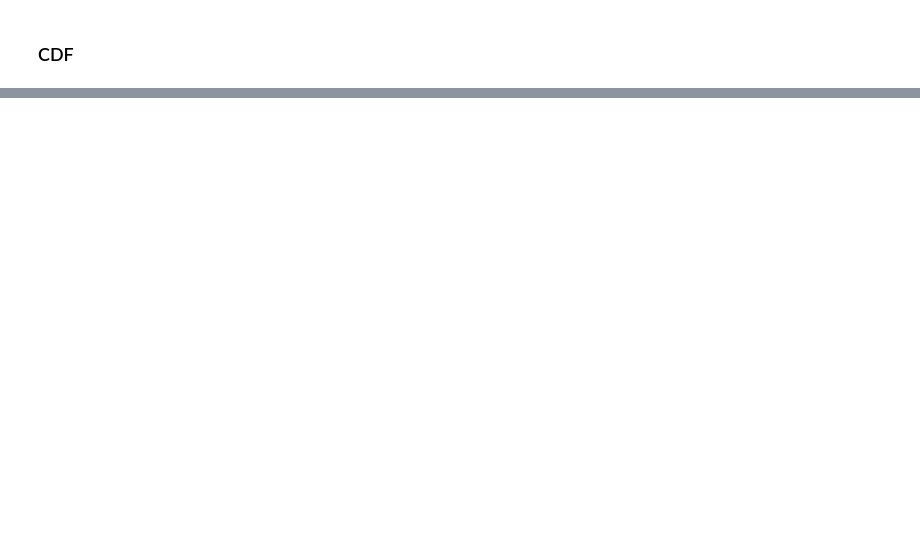
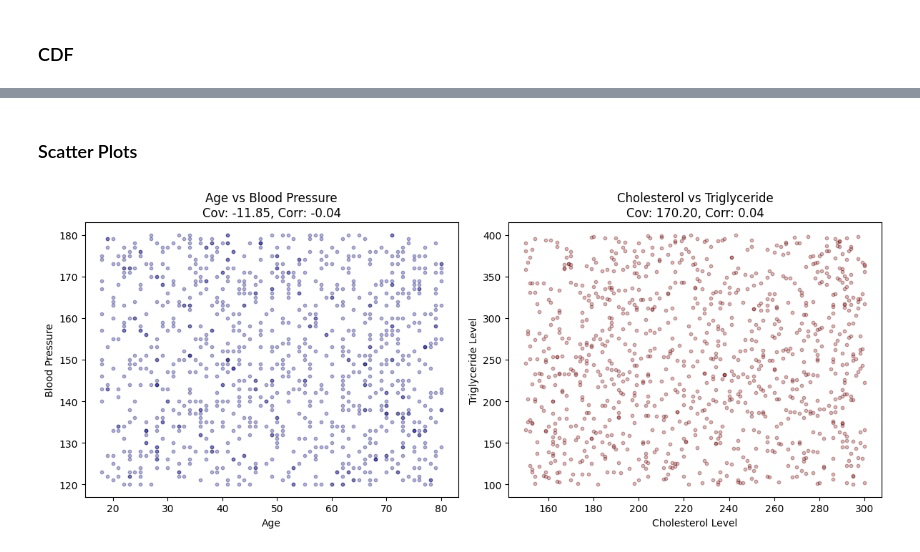
Before and after one commit to surenther/Bellevue-EDA, a Jupyter notebook: Project/Suren.ipynb, the cells around one changed output, grey strips where cells are left out. Saved outputs shown, nothing was run; the diff lists cells and outputs as text; code cells hidden in the pictures; blank space fills up the shorter version.

```diff
--- a/Project/Suren.ipynb
+++ b/Project/Suren.ipynb
@@ -188,0 +287,41 @@ plt.show()
+# %% [markdown]
+### Scatter Plots
+# %%
+# Selecting variables and handling missing values
+df_cleaned = df[['Age', 'Blood Pressure', 'Cholesterol Level', 'Triglyceride Level']].dropna()
+
+# Reduce dataset size for better visualization (optional)
+df_sample = df_cleaned.sample(n=1000, random_state=42) if len(df_cleaned) > 1000 else df_cleaned
+
+# Define variables for scatter plots
+age = df_sample['Age']
+blood_pressure = df_sample['Blood Pressure']
+cholesterol = df_sample['Cholesterol Level']
+triglyceride = df_sample['Triglyceride Level']
+
+# Compute covariance and Pearson correlation
+cov_age_bp = np.cov(age, blood_pressure)[0, 1]
+corr_age_bp = np.corrcoef(age, blood_pressure)[0, 1]
+
+cov_chol_trig = np.cov(cholesterol, triglyceride)[0, 1]
+corr_chol_trig = np.corrcoef(cholesterol, triglyceride)[0, 1]
+
+# Plot scatter plots side by side
+fig, axes = plt.subplots(1, 2, figsize=(12, 5))
+
+# Scatter plot for Age vs Blood Pressure
+axes[0].scatter(age, blood_pressure, color='blue', alpha=0.3, s=10, edgecolors='black')
+axes[0].set_xlabel("Age")
+axes[0].set_ylabel("Blood Pressure")
+axes[0].set_title(f"Age vs Blood Pressure\nCov: {cov_age_bp:.2f}, Corr: {corr_age_bp:.2f}")
+
+# Scatter plot for Cholesterol vs Triglyceride
+axes[1].scatter(cholesterol, triglyceride, color='red', alpha=0.3, s=10, edgecolors='black')
+axes[1].set_xlabel("Cholesterol Level")
+axes[1].set_ylabel("Triglyceride Level")
+axes[1].set_title(f"Cholesterol vs Triglyceride\nCov: {cov_chol_trig:.2f}, Corr: {corr_chol_trig:.2f}")
+
+plt.tight_layout()
+plt.show()
+# %% [output]
+[figure, added]
```
Also changed, not shown: parts of 10 cells of this notebook.
